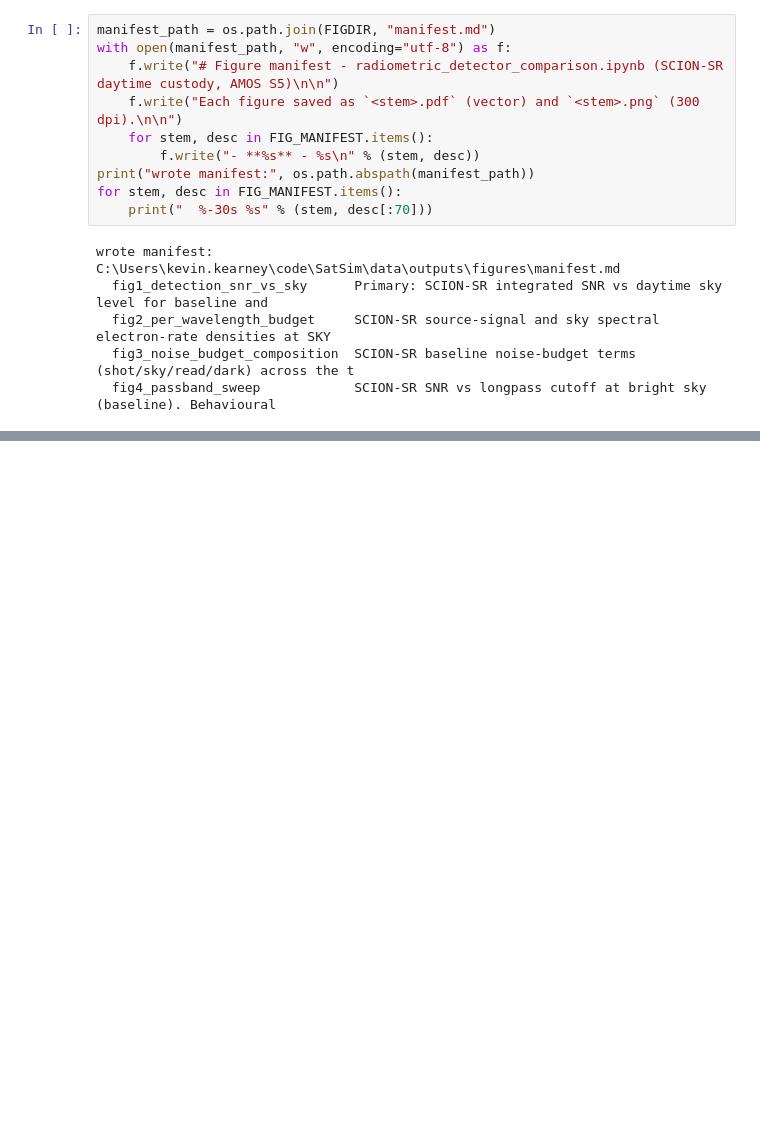
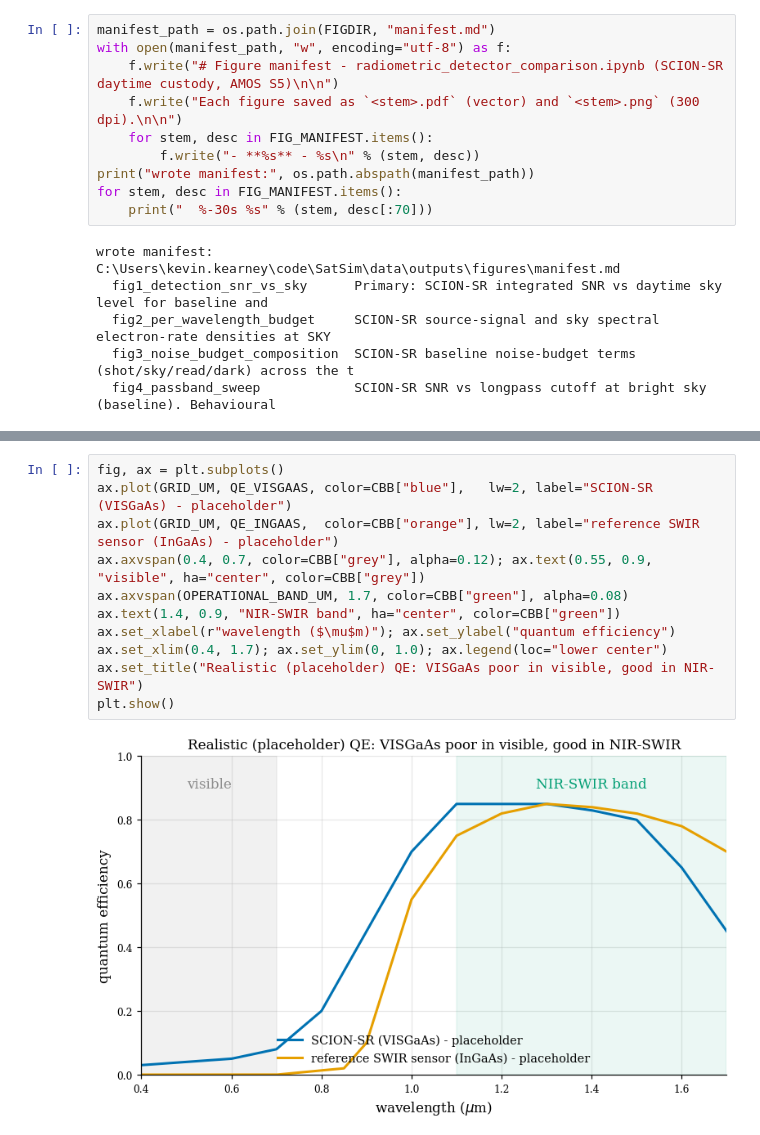
Before and after one commit to KevinKearney/SatSim, a Jupyter notebook: notebooks/radiometric_detector_comparison.ipynb, the cells around one changed output, grey strips where cells are left out. Drawn from its saved outputs; the diff is of its cells as text; blank space fills up the shorter version.

```diff
--- a/notebooks/radiometric_detector_comparison.ipynb
+++ b/notebooks/radiometric_detector_comparison.ipynb
@@ -811,0 +904,13 @@ wrote manifest: C:\Users\kevin.kearney\code\SatSim\data\outputs\figures\manifest
+# %%
+fig, ax = plt.subplots()
+ax.plot(GRID_UM, QE_VISGAAS, color=CBB["blue"],   lw=2, label="SCION-SR (VISGaAs) - placeholder")
+ax.plot(GRID_UM, QE_INGAAS,  color=CBB["orange"], lw=2, label="reference SWIR sensor (InGaAs) - placeholder")
+ax.axvspan(0.4, 0.7, color=CBB["grey"], alpha=0.12); ax.text(0.55, 0.9, "visible", ha="center", color=CBB["grey"])
+ax.axvspan(OPERATIONAL_BAND_UM, 1.7, color=CBB["green"], alpha=0.08)
+ax.text(1.4, 0.9, "NIR-SWIR band", ha="center", color=CBB["green"])
+ax.set_xlabel(r"wavelength ($\mu$m)"); ax.set_ylabel("quantum efficiency")
+ax.set_xlim(0.4, 1.7); ax.set_ylim(0, 1.0); ax.legend(loc="lower center")
+ax.set_title("Realistic (placeholder) QE: VISGaAs poor in visible, good in NIR-SWIR")
+plt.show()
+# %% [output]
+[figure, added]
```
Also changed, not shown: parts of 17 cells of this notebook.
